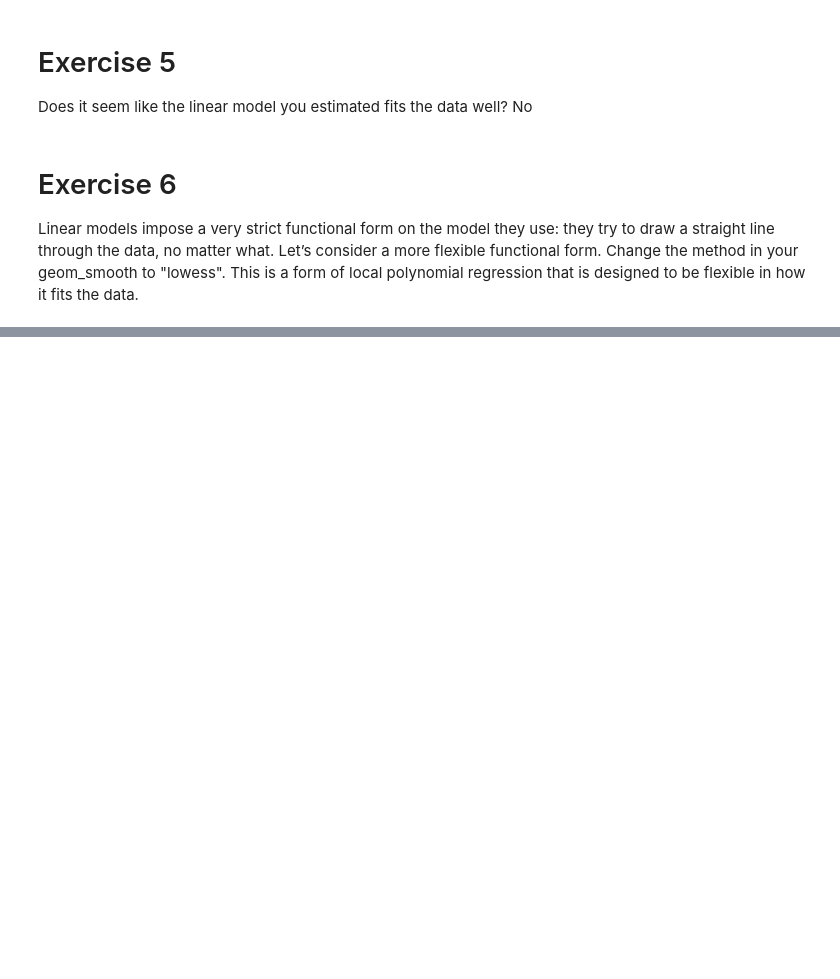
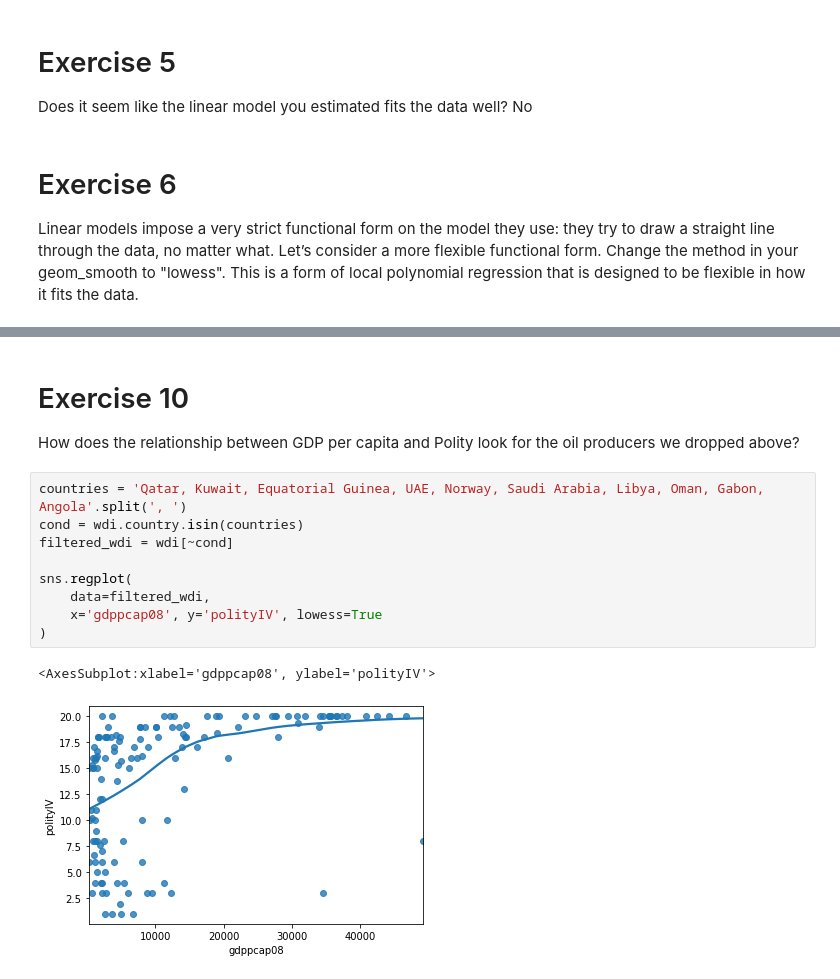
Before and after one commit to weynars/master-of-data-science-strategy-and-leadership, a Jupyter notebook: practical_data_science/5_ plotting/Plotting_2.ipynb, the cells around one changed output, grey strips where cells are left out. Drawn from its saved outputs; the diff is of its cells as text; blank space fills up the shorter version.

```diff
--- a/practical_data_science/5_ plotting/Plotting_2.ipynb
+++ b/practical_data_science/5_ plotting/Plotting_2.ipynb
@@ -85,0 +166,15 @@ Linear models impose a very strict functional form on the model they use: they t
+# %% [markdown]
+# Exercise 10
+How does the relationship between GDP per capita and Polity look for the oil producers we dropped above?
+# %%
+countries = 'Qatar, Kuwait, Equatorial Guinea, UAE, Norway, Saudi Arabia, Libya, Oman, Gabon, Angola'.split(', ')
+cond = wdi.country.isin(countries)
+filtered_wdi = wdi[~cond]
+
+sns.regplot(
+    data=filtered_wdi,
+    x='gdppcap08', y='polityIV', lowess=True
+)
+# %% [output]
+<AxesSubplot:xlabel='gdppcap08', ylabel='polityIV'>
+[figure, added]
```
Also changed, not shown: parts of 17 cells of this notebook.
